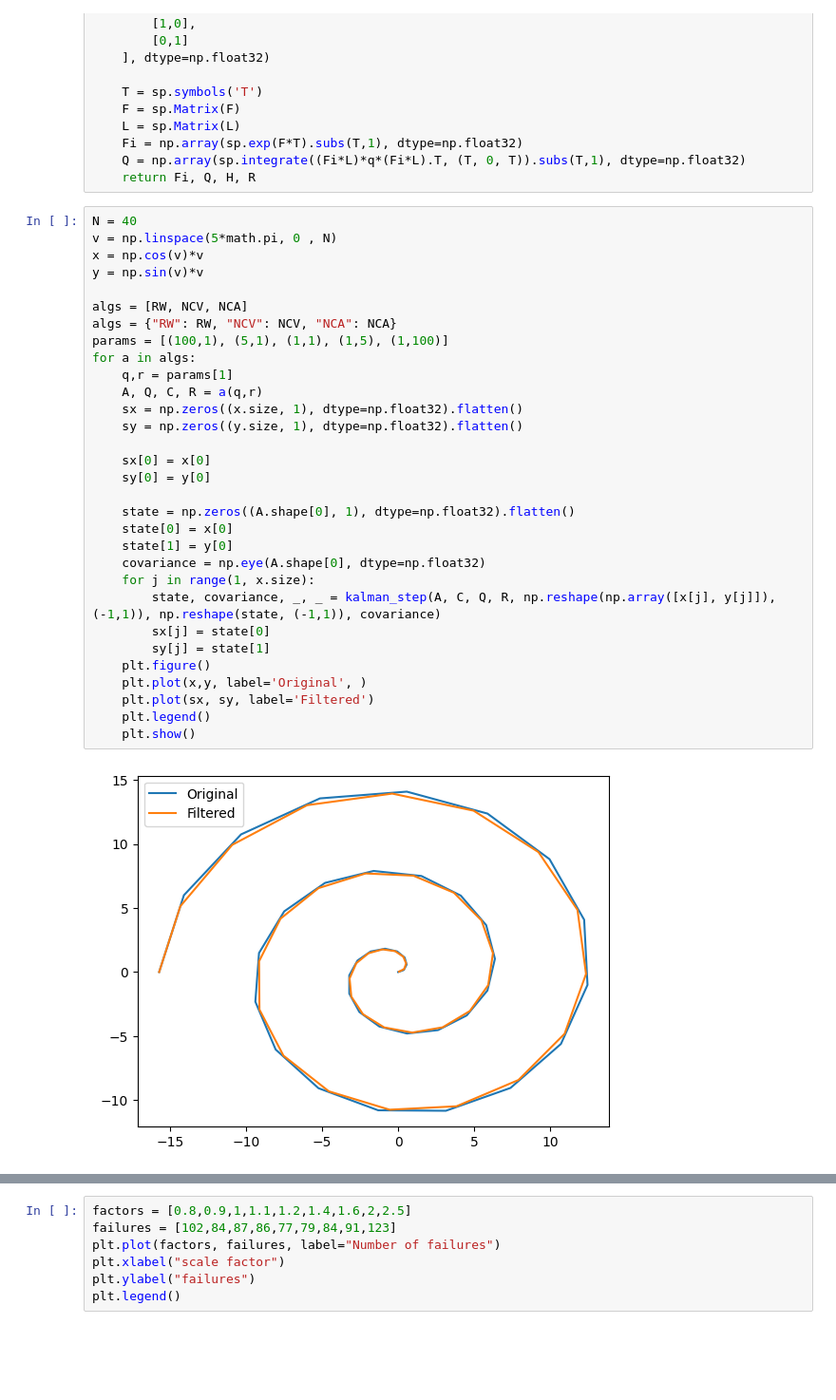
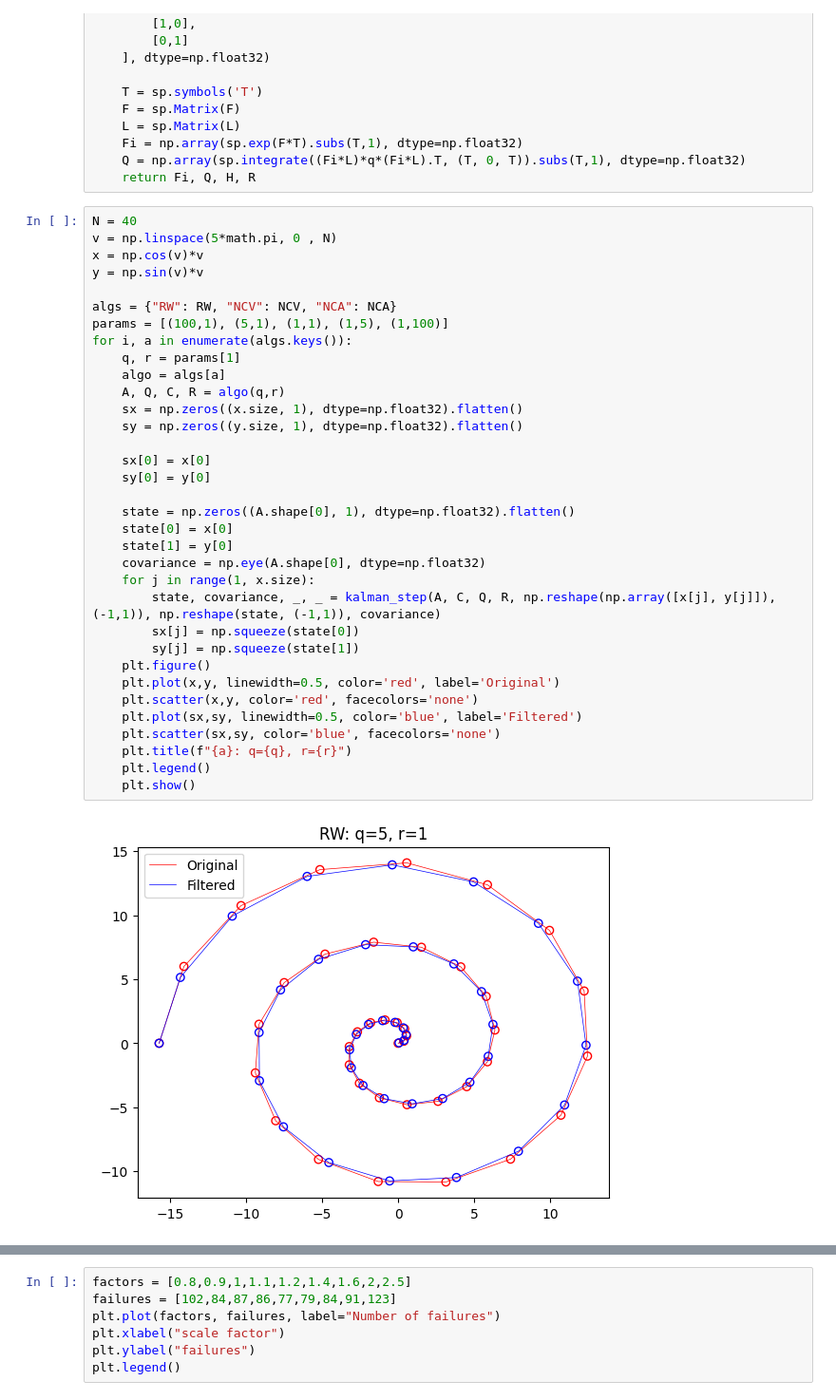
Before and after one commit to gregorzadnik/acvm-exercise4, a Jupyter notebook: toolkit-dir/utils/test_implementations.ipynb, the cells around one changed output, grey strips where cells are left out. Shown at 95% size. Drawn from its saved outputs; the diff is of its cells as text; blank space fills up the shorter version.

Commit message:
Finished artificial curves

```diff
--- a/toolkit-dir/utils/test_implementations.ipynb
+++ b/toolkit-dir/utils/test_implementations.ipynb
@@ -157,33 +157,36 @@ def NCA(q,r):
 # %%
 N = 40
 v = np.linspace(5*math.pi, 0 , N)
 x = np.cos(v)*v
 y = np.sin(v)*v
 
-algs = [RW, NCV, NCA]
 algs = {"RW": RW, "NCV": NCV, "NCA": NCA}
 params = [(100,1), (5,1), (1,1), (1,5), (1,100)]
-for a in algs:
-    q,r = params[1]
-    A, Q, C, R = a(q,r)
+for i, a in enumerate(algs.keys()):
+    q, r = params[1]
+    algo = algs[a]
+    A, Q, C, R = algo(q,r)
     sx = np.zeros((x.size, 1), dtype=np.float32).flatten()
     sy = np.zeros((y.size, 1), dtype=np.float32).flatten()
 
     sx[0] = x[0]
     sy[0] = y[0]
 
     state = np.zeros((A.shape[0], 1), dtype=np.float32).flatten()
     state[0] = x[0]
     state[1] = y[0]
     covariance = np.eye(A.shape[0], dtype=np.float32)
     for j in range(1, x.size):
         state, covariance, _, _ = kalman_step(A, C, Q, R, np.reshape(np.array([x[j], y[j]]), (-1,1)), np.reshape(state, (-1,1)), covariance)
-        sx[j] = state[0]
-        sy[j] = state[1]
+        sx[j] = np.squeeze(state[0])
+        sy[j] = np.squeeze(state[1])
     plt.figure()
-    plt.plot(x,y, label='Original', )
-    plt.plot(sx, sy, label='Filtered')
+    plt.plot(x,y, linewidth=0.5, color='red', label='Original')
+    plt.scatter(x,y, color='red', facecolors='none')
+    plt.plot(sx,sy, linewidth=0.5, color='blue', label='Filtered')
+    plt.scatter(sx,sy, color='blue', facecolors='none')
+    plt.title(f"{a}: q={q}, r={r}")
     plt.legend()
     plt.show()
 # %% [output]
-[figure, old version]
+[figure, new version]
```
Also changed, not shown: parts of 5 cells of this notebook, 3 other files.
